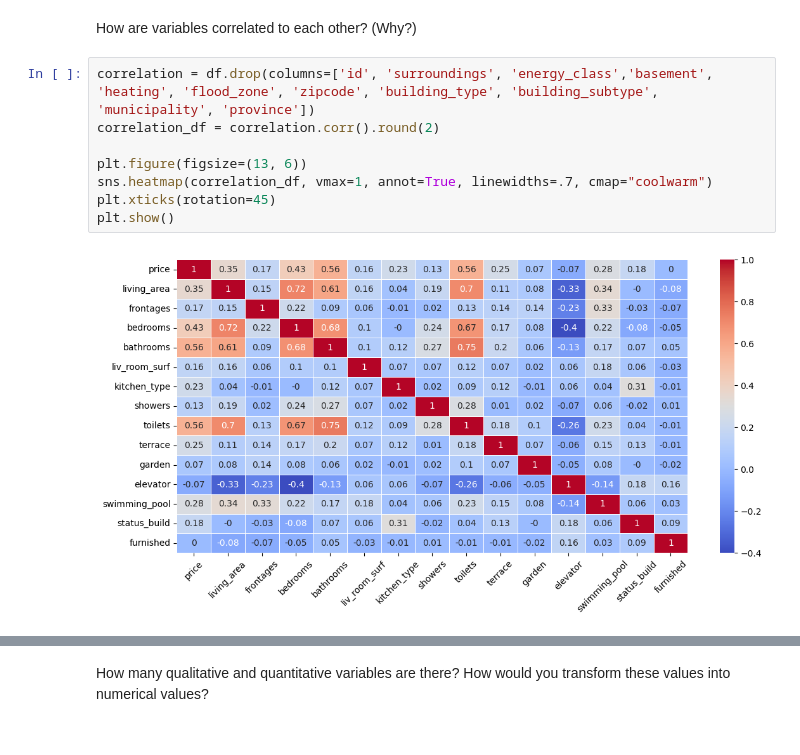
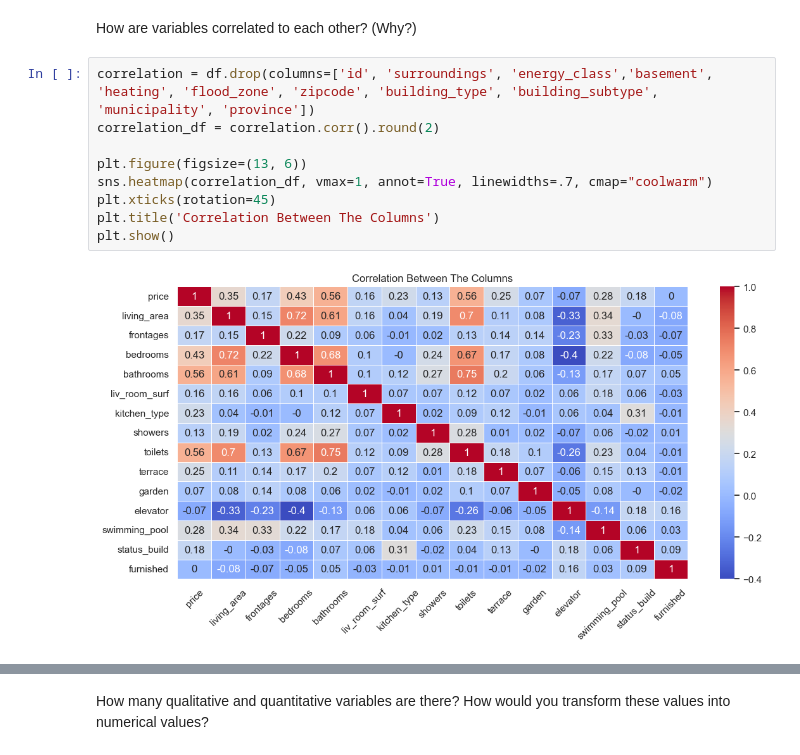
Before and after one commit to Bizkochito/challenge-data-analysis, a Jupyter notebook: src/utils/data_analysis.ipynb, the cells around one changed output, grey strips where cells are left out. Saved outputs shown, nothing was run; the diff lists cells and outputs as text.

```diff
--- a/src/utils/data_analysis.ipynb
+++ b/src/utils/data_analysis.ipynb
@@ -96,13 +96,14 @@ How are variables correlated to each other? (Why?)
 # %%
 correlation = df.drop(columns=['id', 'surroundings', 'energy_class','basement', 'heating', 'flood_zone', 'zipcode', 'building_type', 'building_subtype', 'municipality', 'province'])
 correlation_df = correlation.corr().round(2)
 
 plt.figure(figsize=(13, 6))
 sns.heatmap(correlation_df, vmax=1, annot=True, linewidths=.7, cmap="coolwarm")
 plt.xticks(rotation=45)
+plt.title('Correlation Between The Columns')
 plt.show()
 # %% [output]
-[figure, old version]
+[figure, new version]
 # %%
 sns.set_theme(style="white")
 
```
Also changed, not shown: parts of 4 cells of this notebook, 5 other files.
